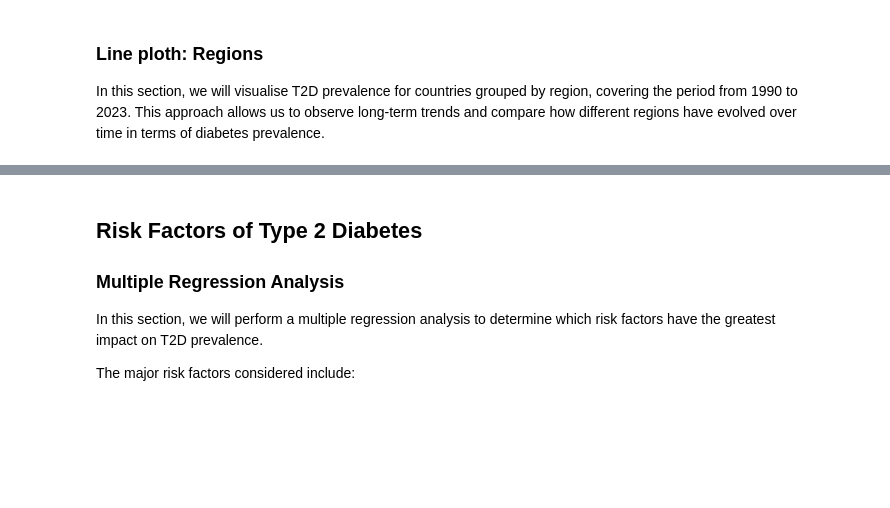
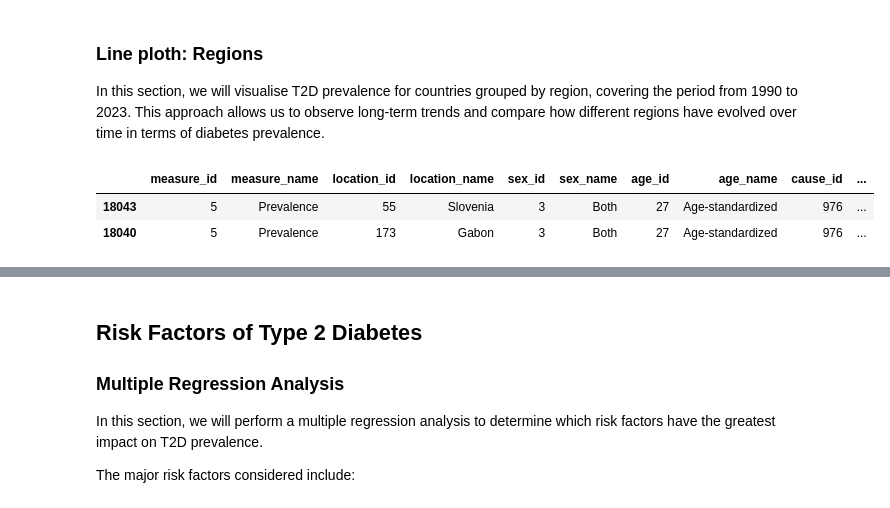
Before and after one commit to aldaszarnauskas/programming-for-data-analytics, a Jupyter notebook: project/project.ipynb, the cells around one changed output, grey strips where cells are left out. Saved outputs shown, nothing was run; the diff lists cells and outputs as text; code cells hidden in the pictures; blank space fills up the shorter version.

```diff
--- a/project/project.ipynb
+++ b/project/project.ipynb
@@ -600,4 +604,10 @@ plt.show()
 ### Line ploth: Regions
 
 In this section, we will visualise T2D prevalence for countries grouped by region, covering the period from 1990 to 2023. This approach allows us to observe long-term trends and compare how different regions have evolved over time in terms of diabetes prevalence.
+# %%
+df_agestand.head(2)
+# %% [output]
+|  | measure_id | measure_name | location_id | location_name | sex_id | sex_name | age_id | age_name | cause_id | ... |
+| 18043 | 5 | Prevalence | 55 | Slovenia | 3 | Both | 27 | Age-standardized | 976 | ... |
+| 18040 | 5 | Prevalence | 173 | Gabon | 3 | Both | 27 | Age-standardized | 976 | ... |
 # %%
```
Also changed, not shown: parts of 6 cells of this notebook, 9 other files.
